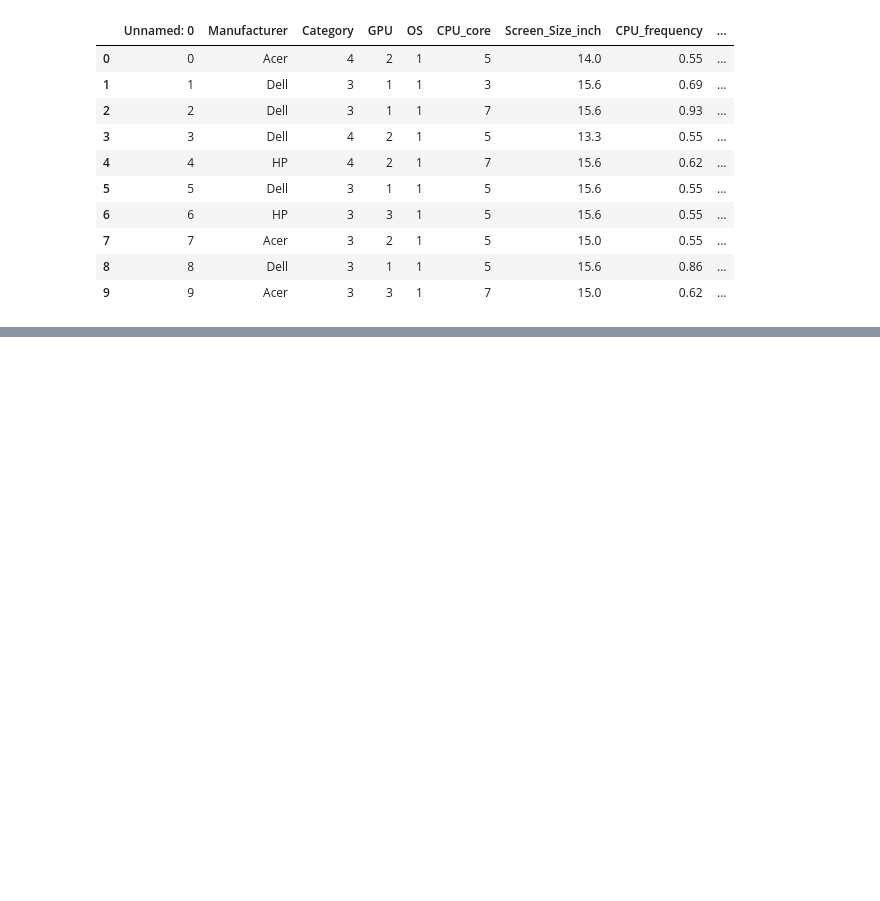
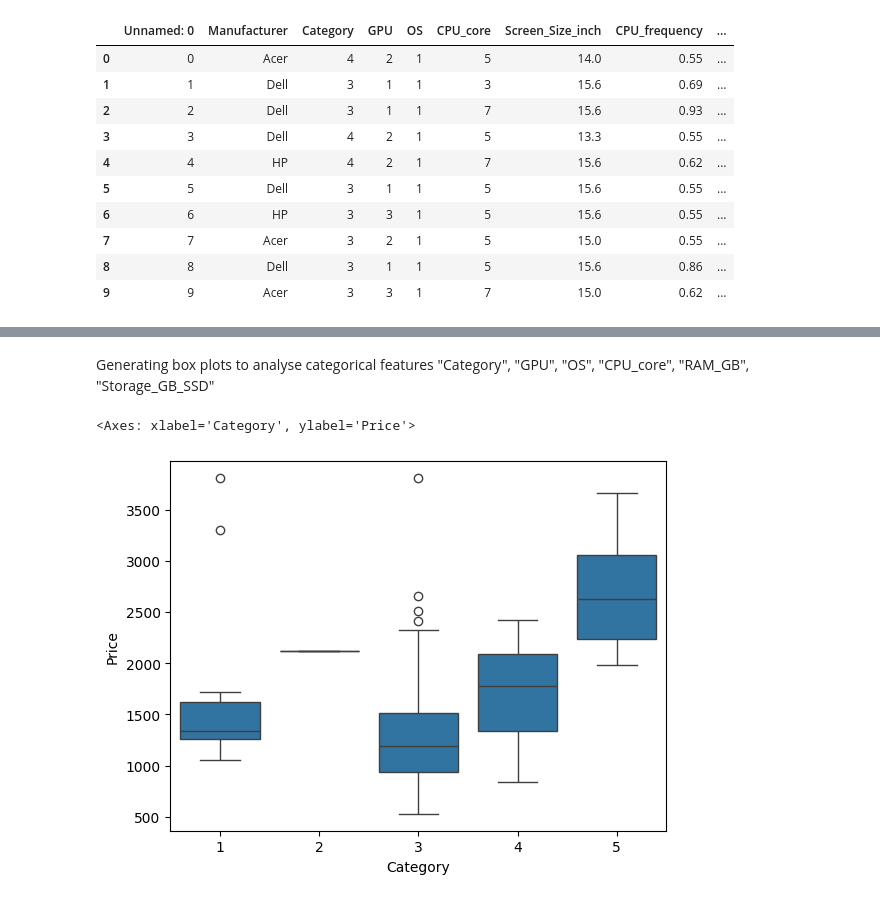
Before and after one commit to MaliniVibin1502/python, a Jupyter notebook: Laptoppricing.ipynb, the cells around one changed output, grey strips where cells are left out. Saved outputs shown, nothing was run; the diff lists cells and outputs as text; code cells hidden in the pictures; blank space fills up the shorter version.

```diff
--- a/Laptoppricing.ipynb
+++ b/Laptoppricing.ipynb
@@ -312,0 +358,7 @@ lp.head(10)
+# %% [markdown]
+Generating box plots to analyse categorical features "Category", "GPU", "OS", "CPU_core", "RAM_GB", "Storage_GB_SSD"
+# %%
+sns.boxplot(x="Category", y="Price", data=lp)
+# %% [output]
+<Axes: xlabel='Category', ylabel='Price'>
+[figure, added]
```
Also changed, not shown: parts of 20 cells of this notebook.
